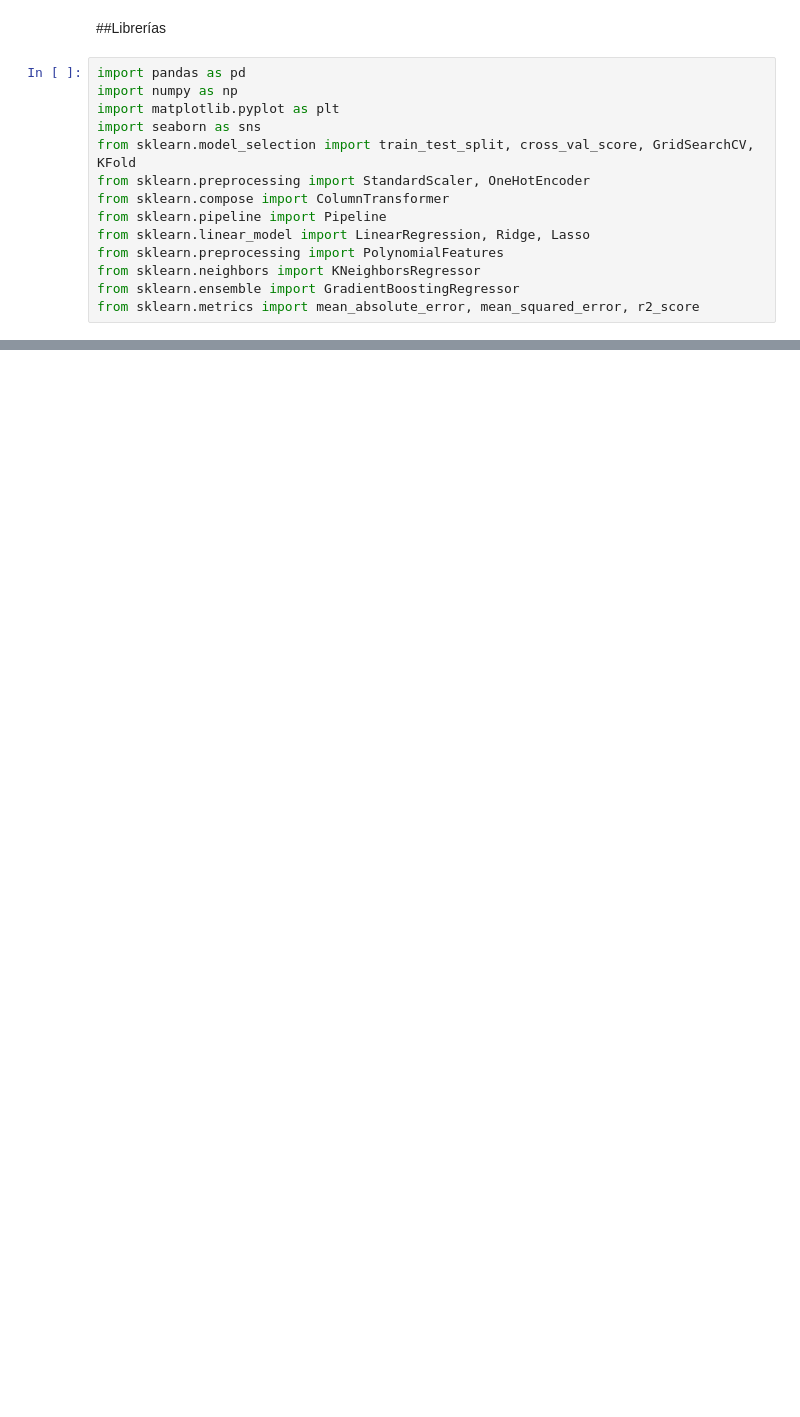
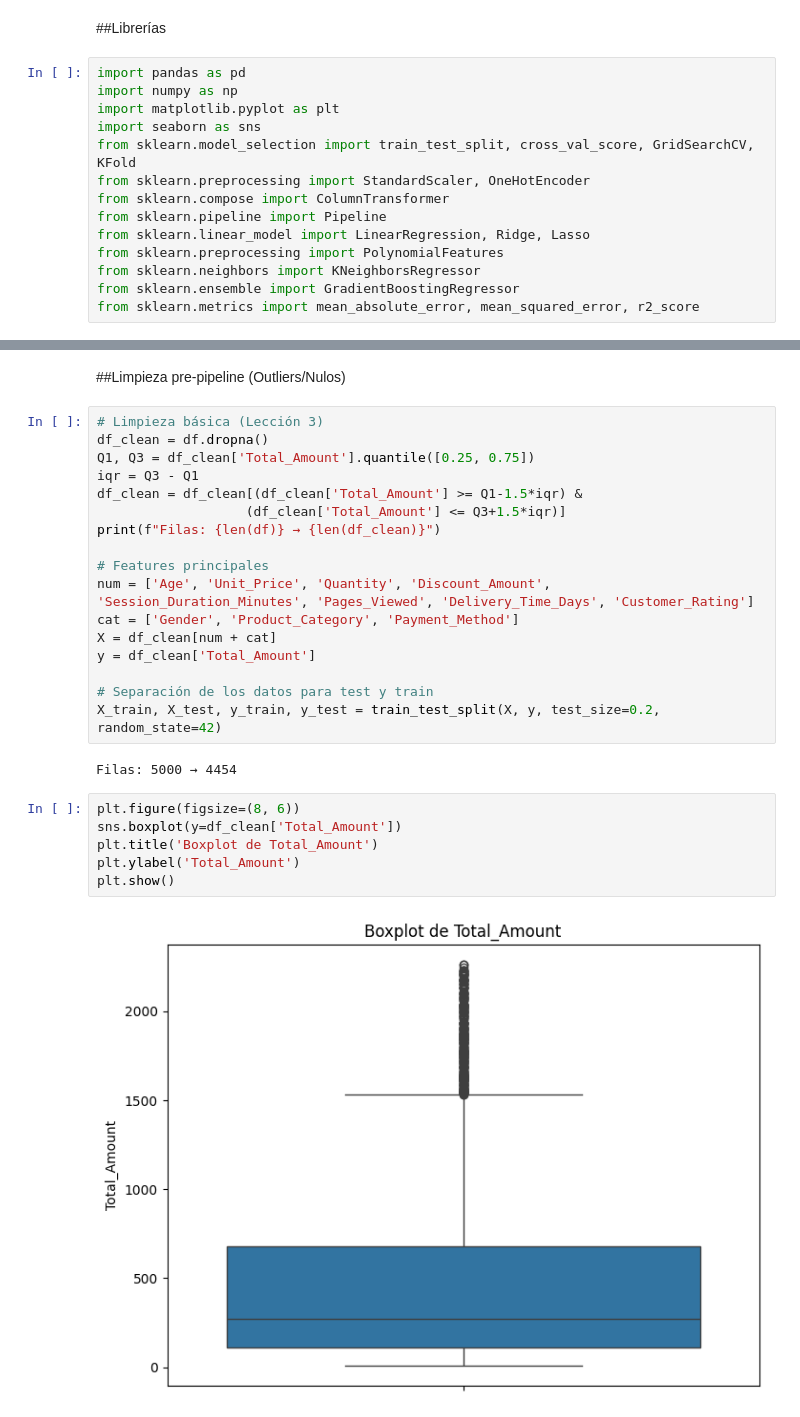
Before and after one commit to luisleonb/Proyecto_M6_ABP, a Jupyter notebook: Proyecto_M6_Luis_León.ipynb, the cells around one changed output, grey strips where cells are left out. Cells and saved outputs as stored; diff of their text form; blank space fills up the shorter version.

```diff
--- a/Proyecto_M6_Luis_León.ipynb
+++ b/Proyecto_M6_Luis_León.ipynb
@@ -296,0 +119,29 @@ Modelo final recomendado: GradientBoosting (mejor balance overfitting/generaliza
+# %% [markdown]
+##Limpieza pre-pipeline (Outliers/Nulos)
+# %%
+# Limpieza básica (Lección 3)
+df_clean = df.dropna()
+Q1, Q3 = df_clean['Total_Amount'].quantile([0.25, 0.75])
+iqr = Q3 - Q1
+df_clean = df_clean[(df_clean['Total_Amount'] >= Q1-1.5*iqr) &
+                   (df_clean['Total_Amount'] <= Q3+1.5*iqr)]
+print(f"Filas: {len(df)} → {len(df_clean)}")
+
+# Features principales
+num = ['Age', 'Unit_Price', 'Quantity', 'Discount_Amount', 'Session_Duration_Minutes', 'Pages_Viewed', 'Delivery_Time_Days', 'Customer_Rating']
+cat = ['Gender', 'Product_Category', 'Payment_Method']
+X = df_clean[num + cat]
+y = df_clean['Total_Amount']
+
+# Separación de los datos para test y train
+X_train, X_test, y_train, y_test = train_test_split(X, y, test_size=0.2, random_state=42)
+# %% [output]
+Filas: 5000 → 4454
+# %%
+plt.figure(figsize=(8, 6))
+sns.boxplot(y=df_clean['Total_Amount'])
+plt.title('Boxplot de Total_Amount')
+plt.ylabel('Total_Amount')
+plt.show()
+# %% [output]
+[figure, added]
```
Also changed, not shown: parts of 30 cells of this notebook.
